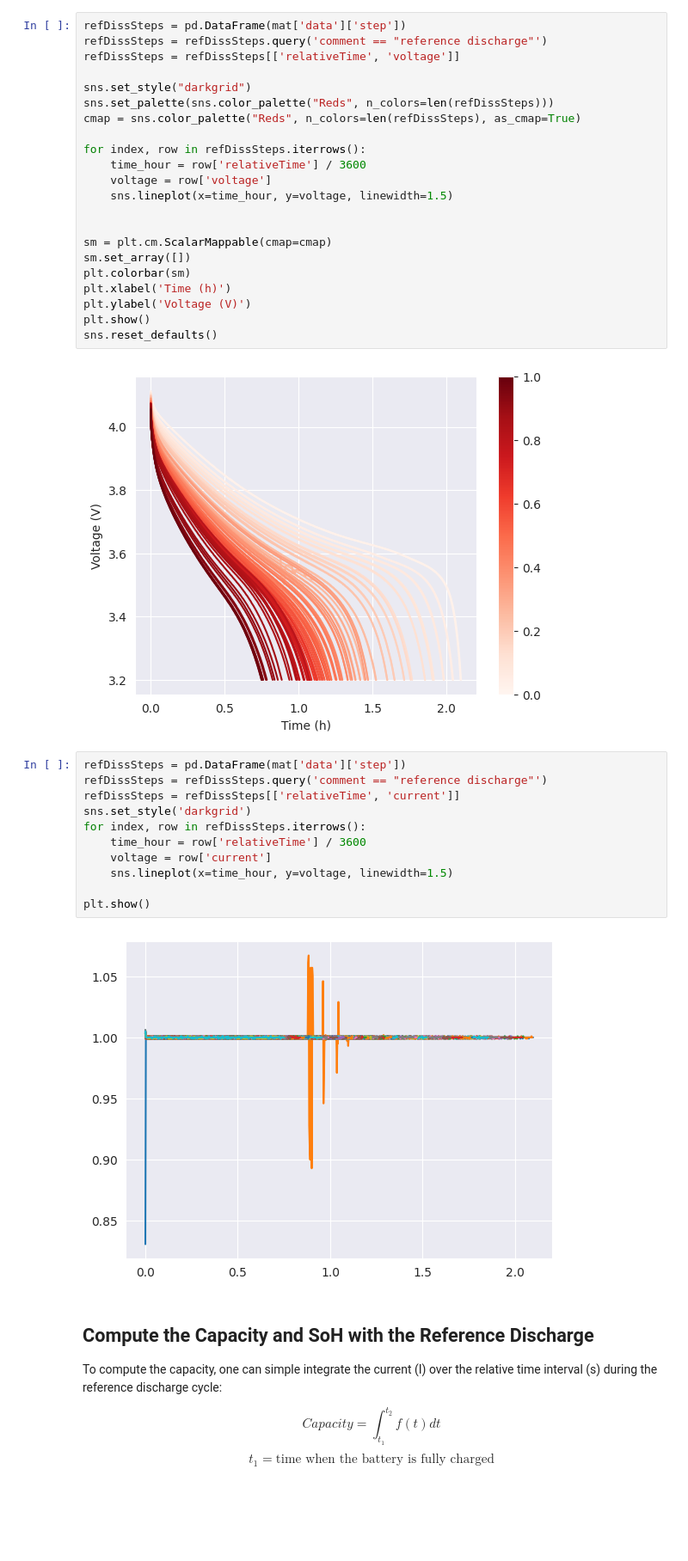
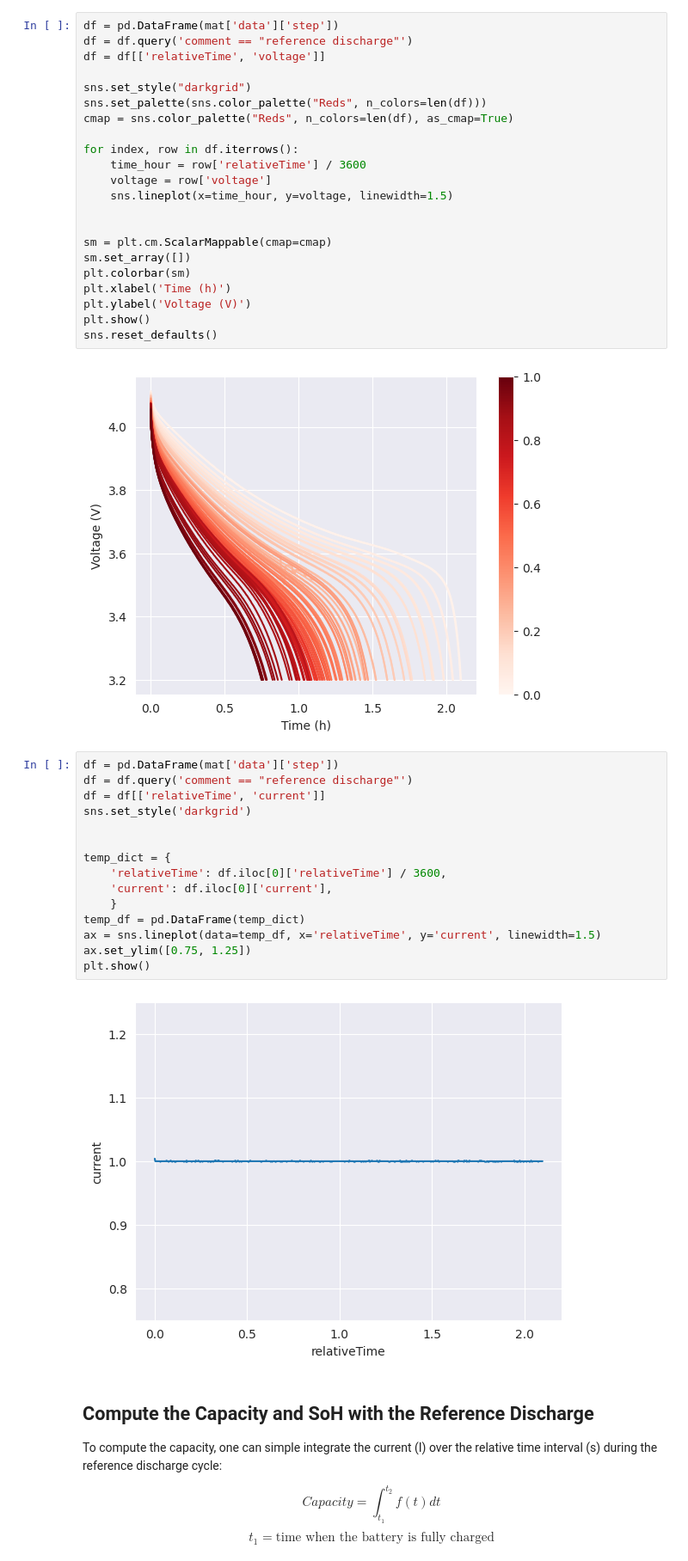
Before and after one commit to antongorillam/Lithium-Ion-Battery-Analysis, a Jupyter notebook: battery_analysis.ipynb, the cells around one changed output. Shown: that part at 86% size. Cells and saved outputs as stored; diff of their text form; blank space fills up the shorter version.

```diff
--- a/battery_analysis.ipynb
+++ b/battery_analysis.ipynb
@@ -80,15 +81,15 @@ Below is a plot of showing how the voltage charging becomes slower for each cycl
 >
 > Darkest = last cycle
 # %%
-refDissSteps = pd.DataFrame(mat['data']['step'])
-refDissSteps = refDissSteps.query('comment == "reference discharge"')
-refDissSteps = refDissSteps[['relativeTime', 'voltage']]
+df = pd.DataFrame(mat['data']['step'])
+df = df.query('comment == "reference discharge"')
+df = df[['relativeTime', 'voltage']]
 
 sns.set_style("darkgrid")
-sns.set_palette(sns.color_palette("Reds", n_colors=len(refDissSteps)))
-cmap = sns.color_palette("Reds", n_colors=len(refDissSteps), as_cmap=True)
+sns.set_palette(sns.color_palette("Reds", n_colors=len(df)))
+cmap = sns.color_palette("Reds", n_colors=len(df), as_cmap=True)
 
-for index, row in refDissSteps.iterrows():
+for index, row in df.iterrows():
     time_hour = row['relativeTime'] / 3600
     voltage = row['voltage']
     sns.lineplot(x=time_hour, y=voltage, linewidth=1.5)
@@ -104,18 +105,22 @@ sns.reset_defaults()
 # %% [output]
 [figure]
 # %%
-refDissSteps = pd.DataFrame(mat['data']['step'])
-refDissSteps = refDissSteps.query('comment == "reference discharge"')
-refDissSteps = refDissSteps[['relativeTime', 'current']]
+df = pd.DataFrame(mat['data']['step'])
+df = df.query('comment == "reference discharge"')
+df = df[['relativeTime', 'current']]
 sns.set_style('darkgrid')
-for index, row in refDissSteps.iterrows():
-    time_hour = row['relativeTime'] / 3600
-    voltage = row['current']
-    sns.lineplot(x=time_hour, y=voltage, linewidth=1.5)
 
+
+temp_dict = {
+    'relativeTime': df.iloc[0]['relativeTime'] / 3600,
+    'current': df.iloc[0]['current'],
+    }
+temp_df = pd.DataFrame(temp_dict)
+ax = sns.lineplot(data=temp_df, x='relativeTime', y='current', linewidth=1.5)
+ax.set_ylim([0.75, 1.25])
 plt.show()
 # %% [output]
-[figure, old version]
+[figure, new version]
 # %% [markdown]
 ## Compute the Capacity and SoH with the Reference Discharge
 
```
Also changed, not shown: parts of 15 cells of this notebook.
